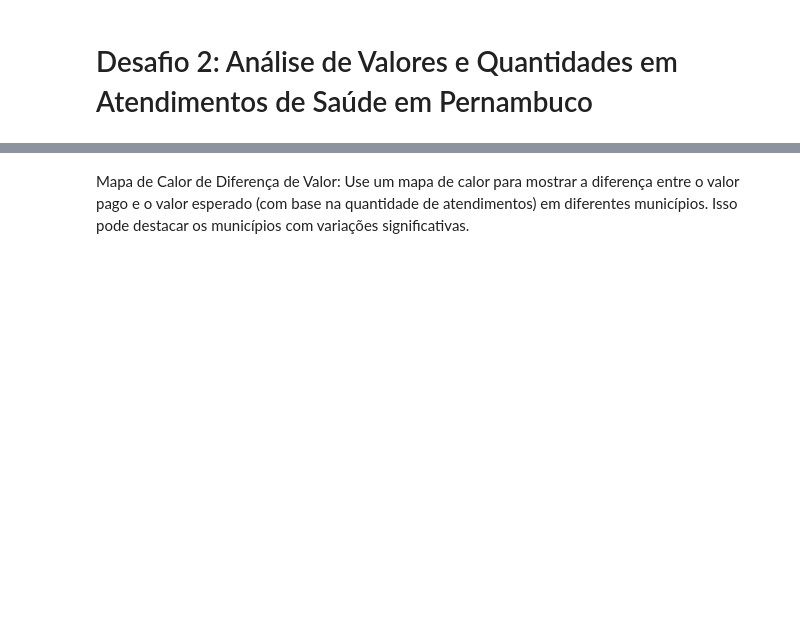
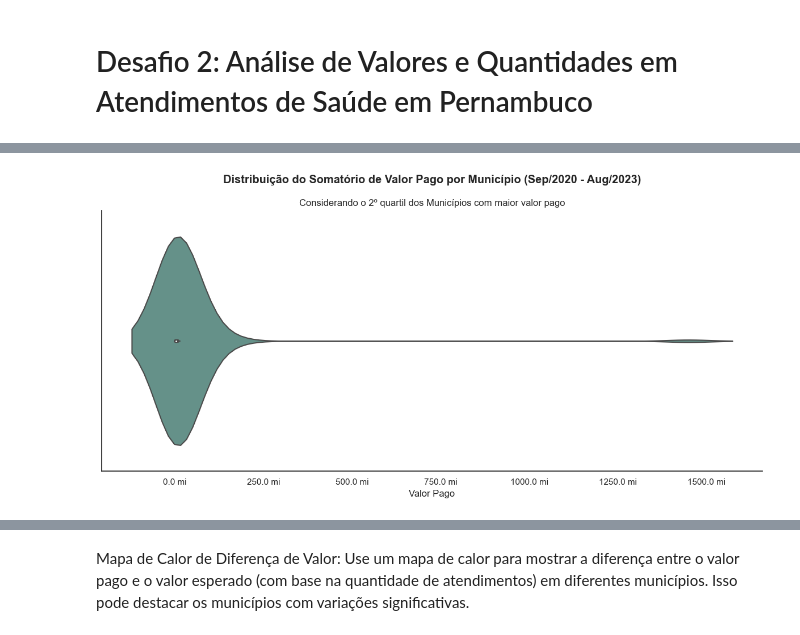
Before and after one commit to Vinicius-Luiz/etl_data_analisys_sia_python, a Jupyter notebook: 004_Data_Analysis.ipynb, the cells around one changed output, grey strips where cells are left out. Cells and saved outputs as stored; diff of their text form; code cells hidden in the pictures; blank space fills up the shorter version.

```diff
--- a/004_Data_Analysis.ipynb
+++ b/004_Data_Analysis.ipynb
@@ -297,0 +456,5 @@ Gráfico de Dispersão Valor x Quantidade: Crie um gráfico de dispersão onde o
+# %%
+mount_violin_sql_201(title='Considerando o 2º quartil dos Municípios com maior valor pago',
+                     rank_valapr_max = int(QTD_TOTAL_UFMUN*0.50))
+# %% [output]
+[figure, added]
```
Also changed, not shown: parts of 26 cells of this notebook.
